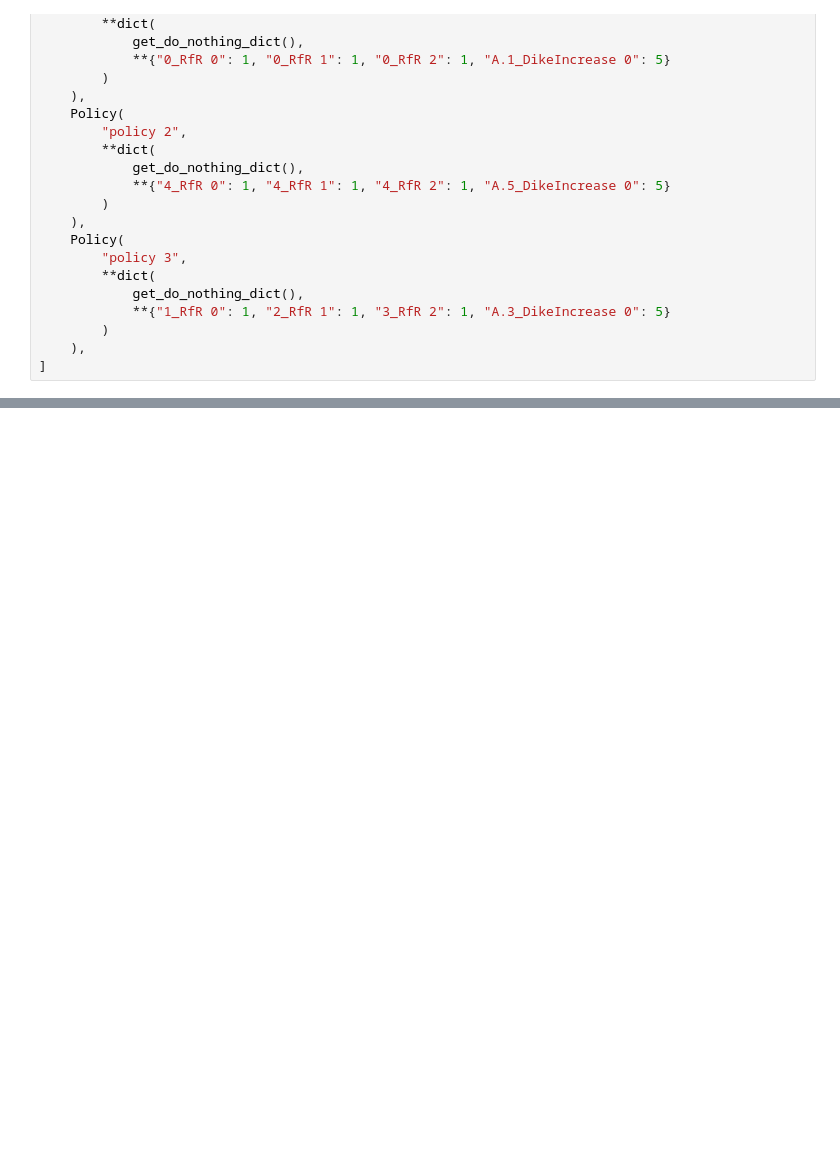
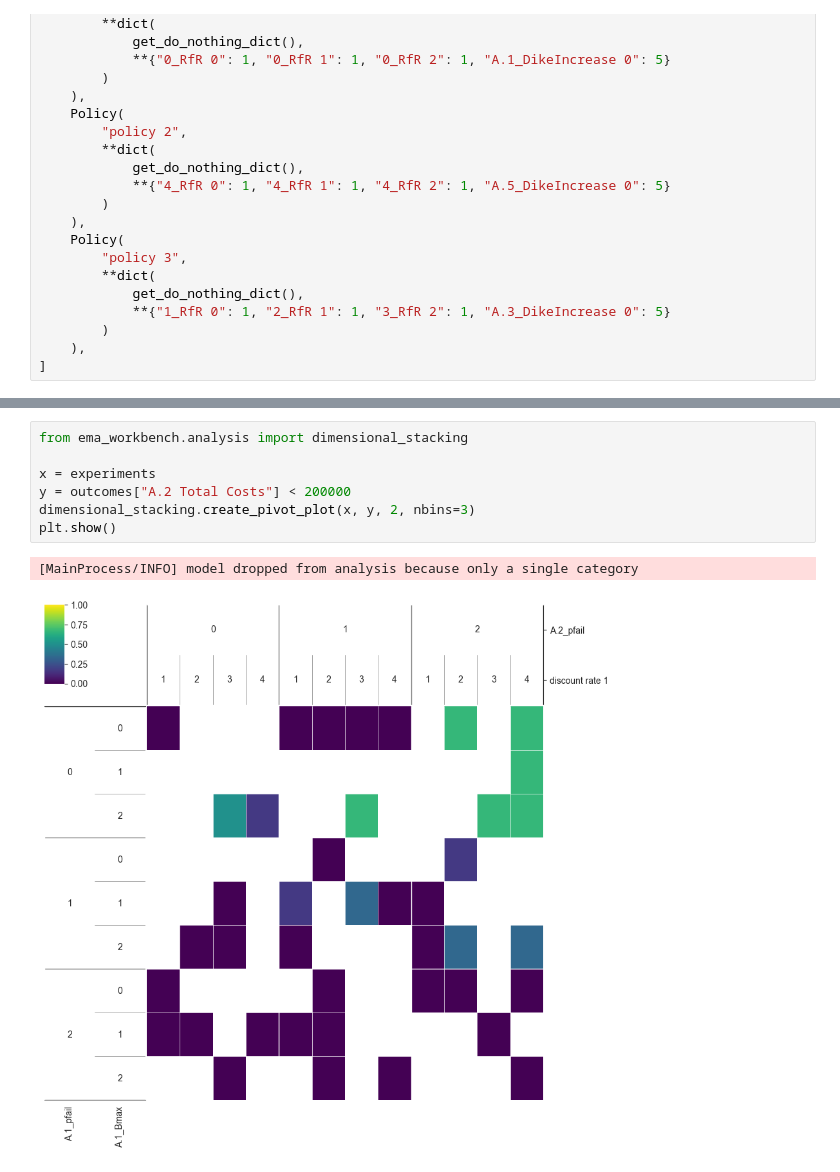
Before and after one commit to TanguiLG/Group13MBDM, a Jupyter notebook: Class Content/final assignment/PRIM.ipynb, the cells around one changed output, grey strips where cells are left out. Drawn from its saved outputs; the diff is of its cells as text; blank space fills up the shorter version.

```diff
--- a/Class Content/final assignment/PRIM.ipynb
+++ b/Class Content/final assignment/PRIM.ipynb
@@ -81,0 +135,10 @@ plt.show()
+# %%
+from ema_workbench.analysis import dimensional_stacking
+
+x = experiments
+y = outcomes["A.2 Total Costs"] < 200000
+dimensional_stacking.create_pivot_plot(x, y, 2, nbins=3)
+plt.show()
+# %% [output]
+[MainProcess/INFO] model dropped from analysis because only a single category
+[figure, added]
```
Also changed, not shown: parts of 9 cells of this notebook, 2 other files.
